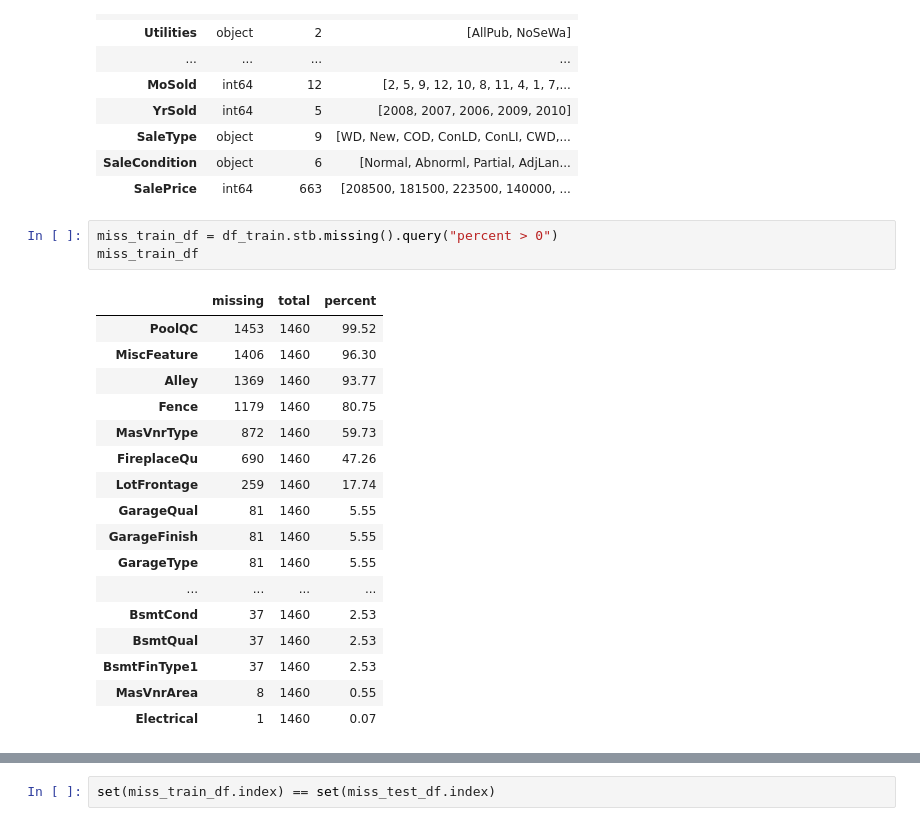
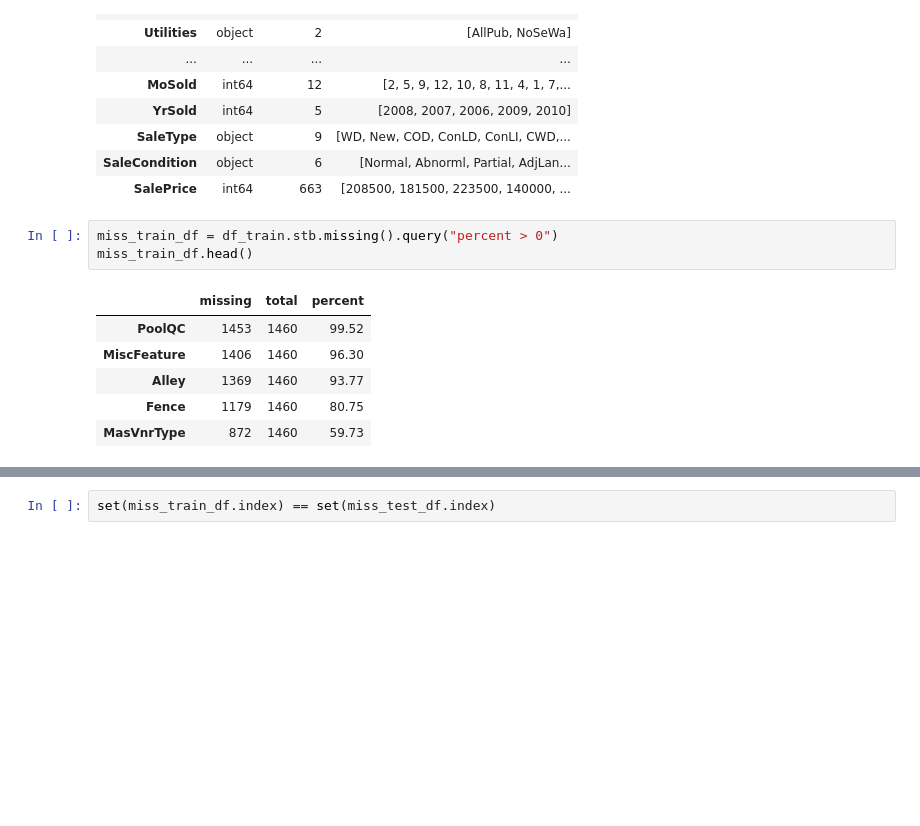
Before and after one commit to annugit1655/Real-Estate-Price-Prediction, a Jupyter notebook: Real-Estate-Price-Prediction/notebooks/EDA-house-part-1.ipynb, the cells around one changed output, grey strips where cells are left out. Cells and saved outputs as stored; diff of their text form; blank space fills up the shorter version.

```diff
--- a/Real-Estate-Price-Prediction/notebooks/EDA-house-part-1.ipynb
+++ b/Real-Estate-Price-Prediction/notebooks/EDA-house-part-1.ipynb
@@ -211,24 +213,13 @@ dtype_df
 | SalePrice | int64 | 663 | [208500, 181500, 223500, 140000, ... |
 # %%
 miss_train_df = df_train.stb.missing().query("percent > 0")
-miss_train_df
+miss_train_df.head()
 # %% [output]
 |  | missing | total | percent |
 | PoolQC | 1453 | 1460 | 99.52 |
 | MiscFeature | 1406 | 1460 | 96.30 |
 | Alley | 1369 | 1460 | 93.77 |
 | Fence | 1179 | 1460 | 80.75 |
 | MasVnrType | 872 | 1460 | 59.73 |
-| FireplaceQu | 690 | 1460 | 47.26 |
-| LotFrontage | 259 | 1460 | 17.74 |
-| GarageQual | 81 | 1460 | 5.55 |
-| GarageFinish | 81 | 1460 | 5.55 |
-| GarageType | 81 | 1460 | 5.55 |
-| ... | ... | ... | ... |
-| BsmtCond | 37 | 1460 | 2.53 |
-| BsmtQual | 37 | 1460 | 2.53 |
-| BsmtFinType1 | 37 | 1460 | 2.53 |
-| MasVnrArea | 8 | 1460 | 0.55 |
-| Electrical | 1 | 1460 | 0.07 |
 # %%
 miss_test_df = df_test.stb.missing().query("percent > 0")
```
Also changed, not shown: parts of 11 cells of this notebook.
